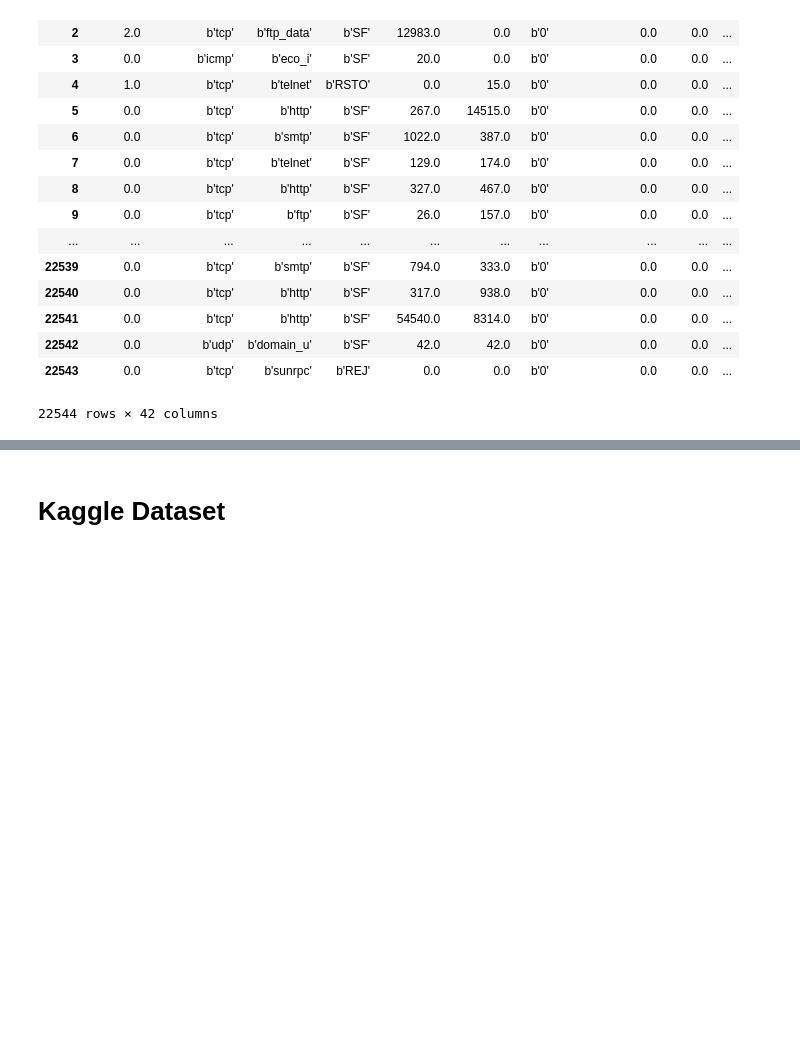
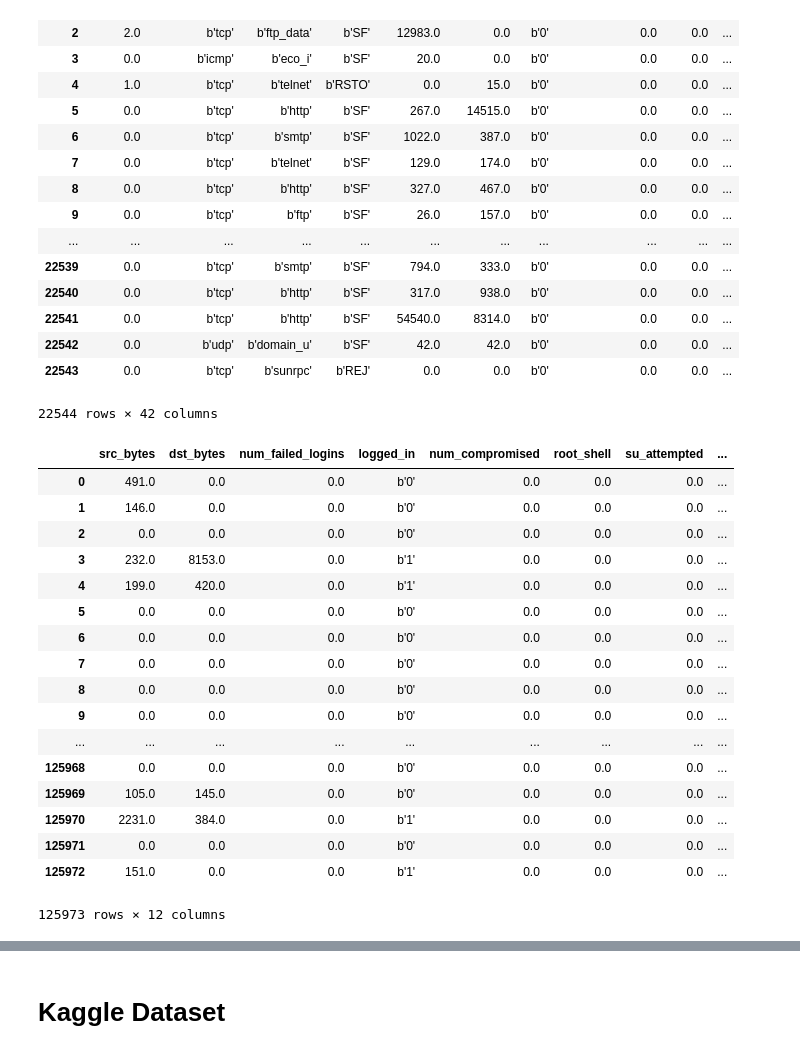
Before and after one commit to BaiKongQue/CSCI-191T_Security_Group, a Jupyter notebook: Security Group Project.ipynb, the cells around one changed output, grey strips where cells are left out. Saved outputs shown, nothing was run; the diff lists cells and outputs as text; code cells hidden in the pictures; blank space fills up the shorter version.

```diff
--- a/Security Group Project.ipynb
+++ b/Security Group Project.ipynb
@@ -71,10 +68,30 @@ testDF
 # %%
 train_data = trainDF[['src_bytes', 'dst_bytes', 'num_failed_logins', 'logged_in', 'num_compromised',
             'root_shell', 'su_attempted', 'num_root', 'num_file_creations', 'num_shells',
             'num_access_files', 'num_outbound_cmds']]
-test_data = testDF[['src_bytes', 'dst_bytes', 'num_failed_logins', 'logged_in', 'num_compromised',
-            'root_shell', 'su_attempted', 'num_root', 'num_file_creations', 'num_shells',
-            'num_access_files', 'num_outbound_cmds']]
+# test_data = testDF[['src_bytes', 'dst_bytes', 'num_failed_logins', 'logged_in', 'num_compromised',
+#             'root_shell', 'su_attempted', 'num_root', 'num_file_creations', 'num_shells',
+#             'num_access_files', 'num_outbound_cmds']]
+train_data
+# %% [output]
+|  | src_bytes | dst_bytes | num_failed_logins | logged_in | num_compromised | root_shell | su_attempted | ... |
+| 0 | 491.0 | 0.0 | 0.0 | b'0' | 0.0 | 0.0 | 0.0 | ... |
+| 1 | 146.0 | 0.0 | 0.0 | b'0' | 0.0 | 0.0 | 0.0 | ... |
+| 2 | 0.0 | 0.0 | 0.0 | b'0' | 0.0 | 0.0 | 0.0 | ... |
+| 3 | 232.0 | 8153.0 | 0.0 | b'1' | 0.0 | 0.0 | 0.0 | ... |
+| 4 | 199.0 | 420.0 | 0.0 | b'1' | 0.0 | 0.0 | 0.0 | ... |
+| 5 | 0.0 | 0.0 | 0.0 | b'0' | 0.0 | 0.0 | 0.0 | ... |
+| 6 | 0.0 | 0.0 | 0.0 | b'0' | 0.0 | 0.0 | 0.0 | ... |
+| 7 | 0.0 | 0.0 | 0.0 | b'0' | 0.0 | 0.0 | 0.0 | ... |
+| 8 | 0.0 | 0.0 | 0.0 | b'0' | 0.0 | 0.0 | 0.0 | ... |
+| 9 | 0.0 | 0.0 | 0.0 | b'0' | 0.0 | 0.0 | 0.0 | ... |
+| ... | ... | ... | ... | ... | ... | ... | ... | ... |
+| 125968 | 0.0 | 0.0 | 0.0 | b'0' | 0.0 | 0.0 | 0.0 | ... |
+| 125969 | 105.0 | 145.0 | 0.0 | b'0' | 0.0 | 0.0 | 0.0 | ... |
+| 125970 | 2231.0 | 384.0 | 0.0 | b'1' | 0.0 | 0.0 | 0.0 | ... |
+| 125971 | 0.0 | 0.0 | 0.0 | b'0' | 0.0 | 0.0 | 0.0 | ... |
+| 125972 | 151.0 | 0.0 | 0.0 | b'1' | 0.0 | 0.0 | 0.0 | ... |
+125973 rows × 12 columns
 # %%
 train_x, test_x, train_y, test_y = train_test_split(trainDF[['src_bytes']], trainDF[['dst_bytes']],random_state=42)
 # %%
```
Also changed, not shown: parts of 5 cells of this notebook.
